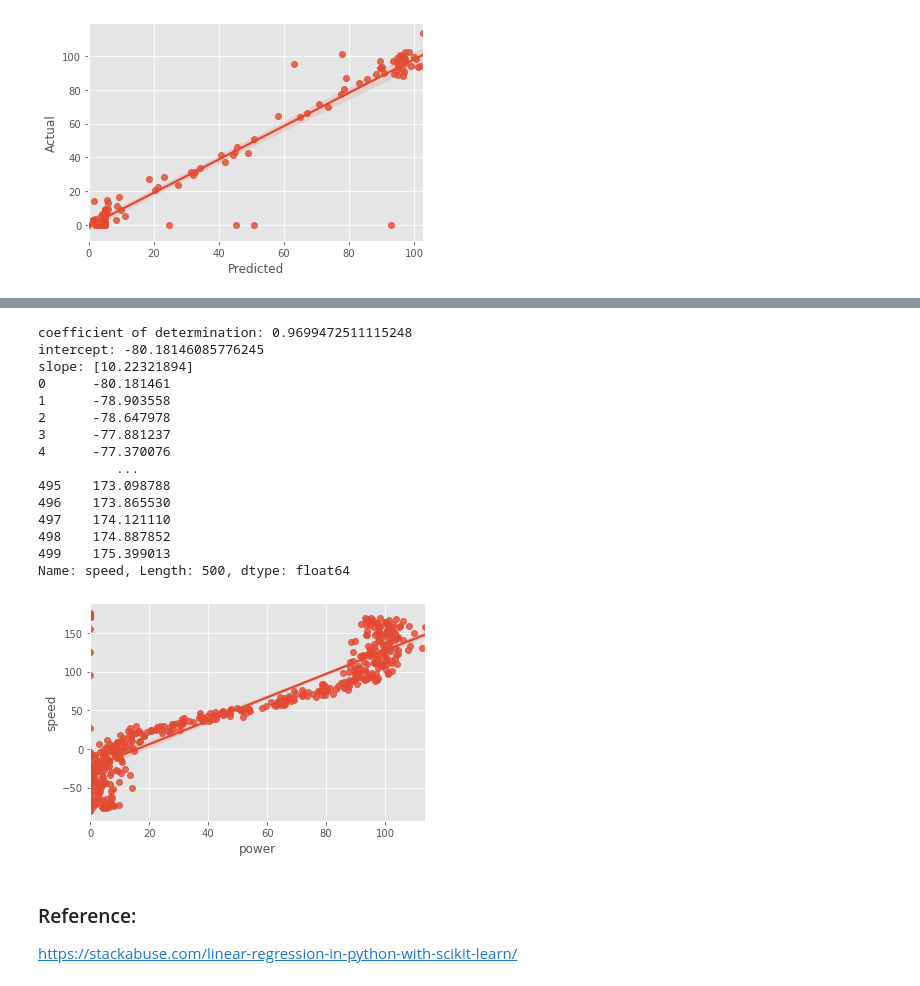
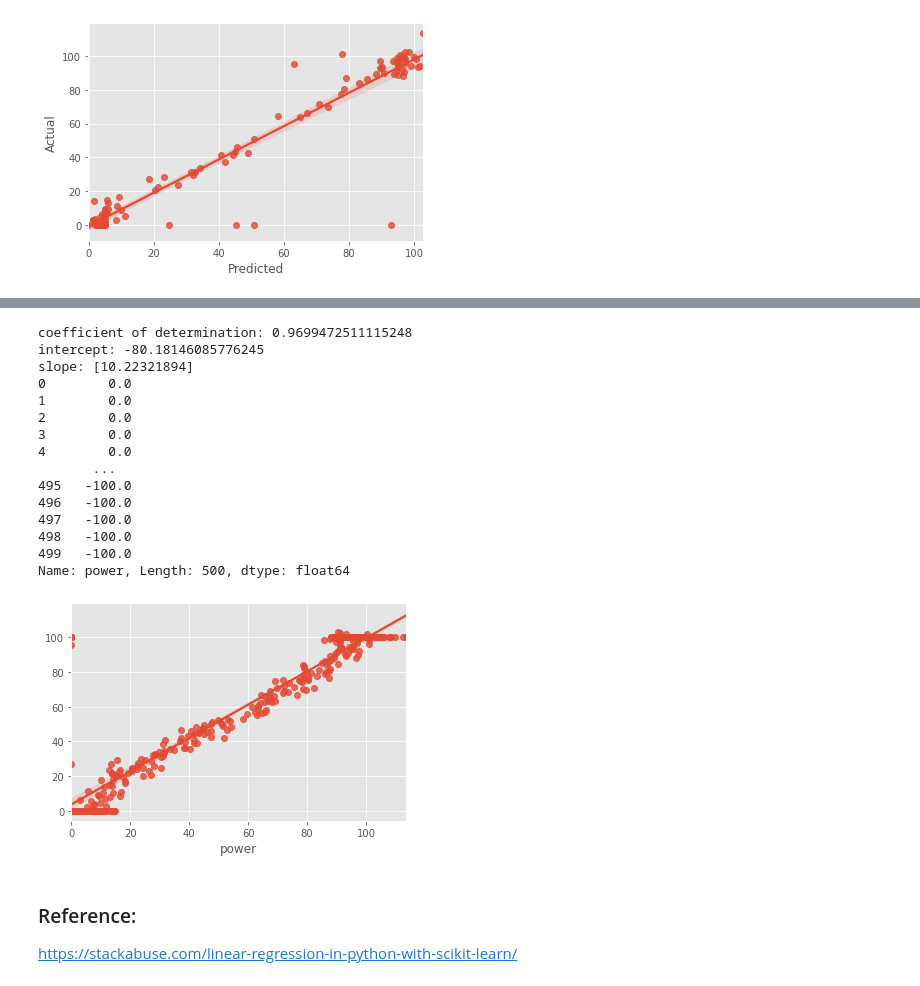
Before and after one commit to dssheldon/foda-project-sds, a Jupyter notebook: FoDA Project 2020.ipynb, the cells around one changed output, grey strips where cells are left out. Cells and saved outputs as stored; diff of their text form; code cells hidden in the pictures.

Commit message:
Generated predicted values from the orginal dataset based on the cleaned dataset intercept and slope and compared the predicted to actuals

```diff
--- a/FoDA Project 2020.ipynb
+++ b/FoDA Project 2020.ipynb
@@ -336,53 +336,43 @@ R-Squared Value is 96.99 %
 # %%
 import numpy as np
 from sklearn.linear_model import LinearRegression
 
 x = clean_df.iloc[:, :-1].values
 y = clean_df.iloc[:, 1].values
 
 
 model = LinearRegression().fit(x, y)
 
 r_sq = model.score(x, y)
 print('coefficient of determination:', r_sq)
 
 print('intercept:', model.intercept_)
 print('slope:', model.coef_)
 
 
-#def custom_model(x):
-#    if x <=8:
-#        y_pred = 0
-#    elif x >= 18:
-#        y_pred = 100
-#    else:
-#        y_pred = model.intercept_ + model.coef_ * x
-#    return y_pred
+y_pred = np.select((df['speed'] <= 8, df['speed'] >= 18, (df['speed'] > 8) | (df['speed'] < 18)), (0, 100, (model.intercept_ + model.coef_ * df['speed'])))
 
-#custom_model(df['speed'])
-
-y_pred = model.intercept_ + model.coef_ * (df['speed'])
 
 sns.regplot(df['power'], y_pred)
 
-print(y_pred)
+print(df['power'] - y_pred)
 # %% [output]
 coefficient of determination: 0.9699472511115248
 intercept: -80.18146085776245
 slope: [10.22321894]
-0      -80.181461
-1      -78.903558
-2      -78.647978
-3      -77.881237
-4      -77.370076
-          ...
-495    173.098788
-496    173.865530
-497    174.121110
-498    174.887852
-499    175.399013
-Name: speed, Length: 500, dtype: float64
+0        0.0
+1        0.0
+2        0.0
+3        0.0
+4        0.0
+       ...
+495   -100.0
+496   -100.0
+497   -100.0
+498   -100.0
+499   -100.0
+Name: power, Length: 500, dtype: float64
-[figure, old version]
+[figure, new version]
 # %% [markdown]
 ### Reference:
 
```
Also changed, not shown: parts of 3 cells of this notebook.
